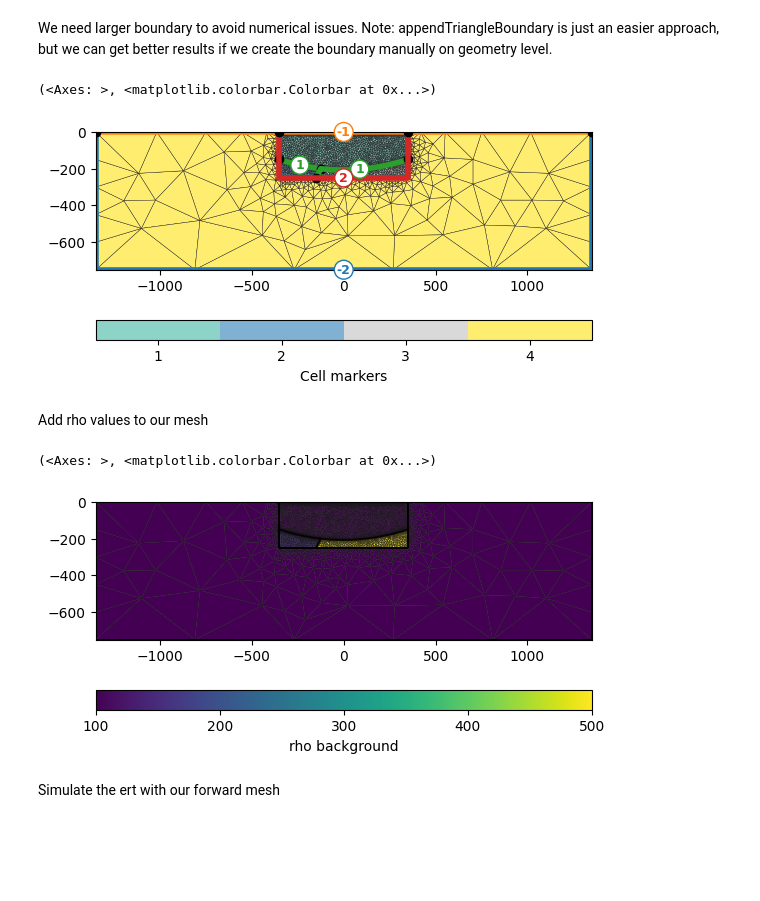
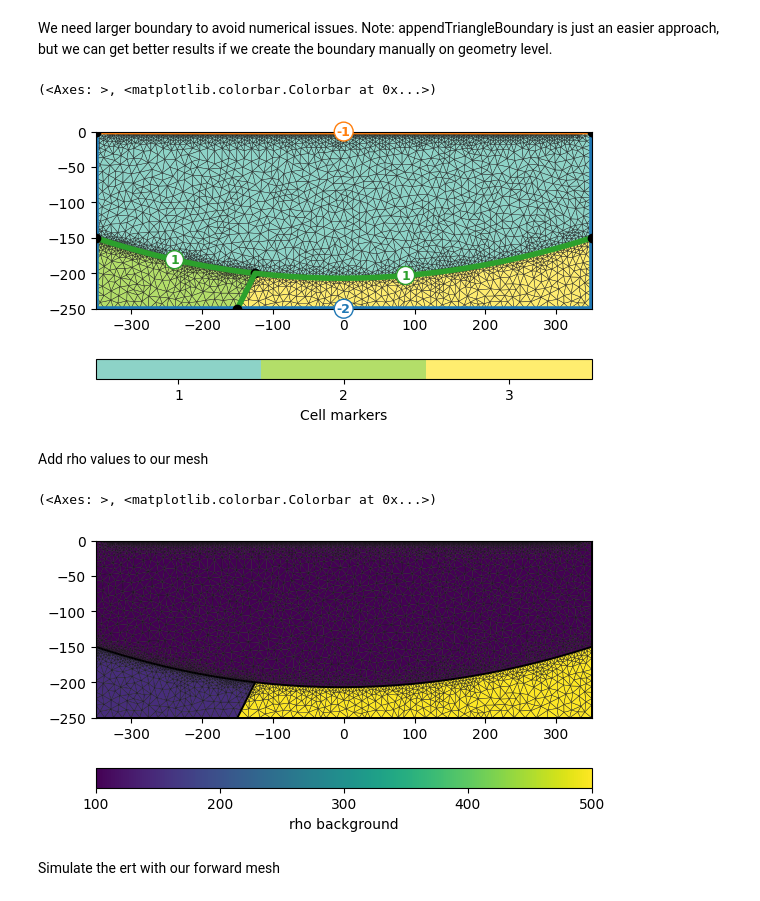
Before and after one commit to jcmefra/Aguas_Vichy, a Jupyter notebook: Modelling_complex.ipynb, the cells around one changed output. Cells and saved outputs as stored; diff of their text form; code cells hidden in the pictures; blank space fills up the shorter version.

```diff
--- a/Modelling_complex.ipynb
+++ b/Modelling_complex.ipynb
@@ -83,12 +65,12 @@ mesh = mt.createMesh(world, quality=33, area=100)
 We need larger boundary to avoid numerical issues.
 Note: appendTriangleBoundary is just an easier approach, but we can get better results if we create the boundary manually on geometry level.
 # %%
-mesh = mt.appendTriangleBoundary(mesh, xbound=1000, ybound=500, marker=4)
+#mesh = mt.appendTriangleBoundary(mesh, xbound=1000, ybound=500, marker=4)
 
 pg.show(mesh, markers=True, showMesh=True)
 # %% [output]
 (<Axes: >, <matplotlib.colorbar.Colorbar at 0x...>)
-[figure, old version]
+[figure, new version]
 # %% [markdown]
 Add rho values to our mesh
 # %%
@@ -103,7 +85,7 @@ rho0 = pg.solver.cellValues(mesh, {1: 100,
 pg.show(mesh, rho0, label='rho background', showMesh=True)
 # %% [output]
 (<Axes: >, <matplotlib.colorbar.Colorbar at 0x...>)
-[figure, old version]
+[figure, new version]
 # %% [markdown]
 Simulate the ert with our forward mesh
 # %%
```
Also changed, not shown: parts of 3 cells of this notebook.
